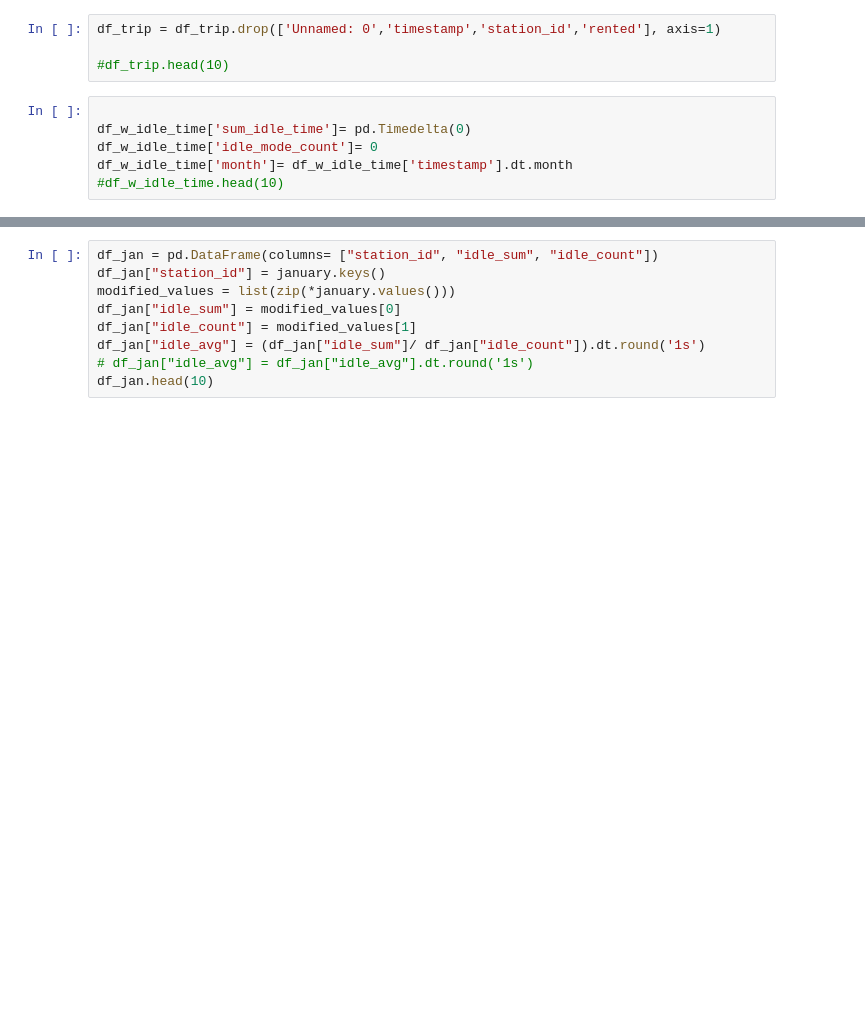
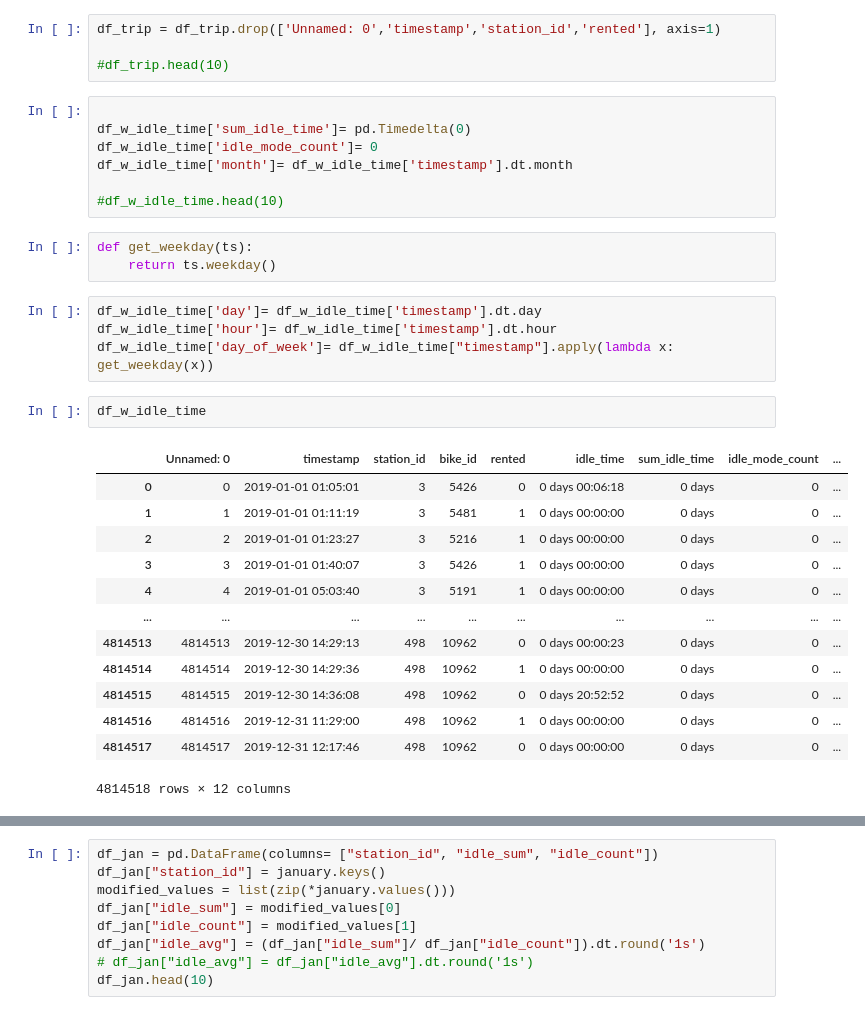
Before and after one commit to Ppkhanh/The-Learning-Machines, a Jupyter notebook: DataPrepVer1.ipynb, the cells around one changed output, grey strips where cells are left out. Cells and saved outputs as stored; diff of their text form; blank space fills up the shorter version.

```diff
--- a/DataPrepVer1.ipynb
+++ b/DataPrepVer1.ipynb
@@ -317,7 +314,31 @@ df_trip = df_trip.drop(['Unnamed: 0','timestamp','station_id','rented'], axis=1)
 df_w_idle_time['sum_idle_time']= pd.Timedelta(0)
 df_w_idle_time['idle_mode_count']= 0
 df_w_idle_time['month']= df_w_idle_time['timestamp'].dt.month
+
 #df_w_idle_time.head(10)
+# %%
+def get_weekday(ts):
+    return ts.weekday()
+# %%
+df_w_idle_time['day']= df_w_idle_time['timestamp'].dt.day
+df_w_idle_time['hour']= df_w_idle_time['timestamp'].dt.hour
+df_w_idle_time['day_of_week']= df_w_idle_time["timestamp"].apply(lambda x: get_weekday(x))
+# %%
+df_w_idle_time
+# %% [output]
+|  | Unnamed: 0 | timestamp | station_id | bike_id | rented | idle_time | sum_idle_time | idle_mode_count | ... |
+| 0 | 0 | 2019-01-01 01:05:01 | 3 | 5426 | 0 | 0 days 00:06:18 | 0 days | 0 | ... |
+| 1 | 1 | 2019-01-01 01:11:19 | 3 | 5481 | 1 | 0 days 00:00:00 | 0 days | 0 | ... |
+| 2 | 2 | 2019-01-01 01:23:27 | 3 | 5216 | 1 | 0 days 00:00:00 | 0 days | 0 | ... |
+| 3 | 3 | 2019-01-01 01:40:07 | 3 | 5426 | 1 | 0 days 00:00:00 | 0 days | 0 | ... |
+| 4 | 4 | 2019-01-01 05:03:40 | 3 | 5191 | 1 | 0 days 00:00:00 | 0 days | 0 | ... |
+| ... | ... | ... | ... | ... | ... | ... | ... | ... | ... |
+| 4814513 | 4814513 | 2019-12-30 14:29:13 | 498 | 10962 | 0 | 0 days 00:00:23 | 0 days | 0 | ... |
+| 4814514 | 4814514 | 2019-12-30 14:29:36 | 498 | 10962 | 1 | 0 days 00:00:00 | 0 days | 0 | ... |
+| 4814515 | 4814515 | 2019-12-30 14:36:08 | 498 | 10962 | 0 | 0 days 20:52:52 | 0 days | 0 | ... |
+| 4814516 | 4814516 | 2019-12-31 11:29:00 | 498 | 10962 | 1 | 0 days 00:00:00 | 0 days | 0 | ... |
+| 4814517 | 4814517 | 2019-12-31 12:17:46 | 498 | 10962 | 0 | 0 days 00:00:00 | 0 days | 0 | ... |
+4814518 rows × 12 columns
 # %%
 def sum_idle_cal(df):
 
```
Also changed, not shown: parts of 11 cells of this notebook.
